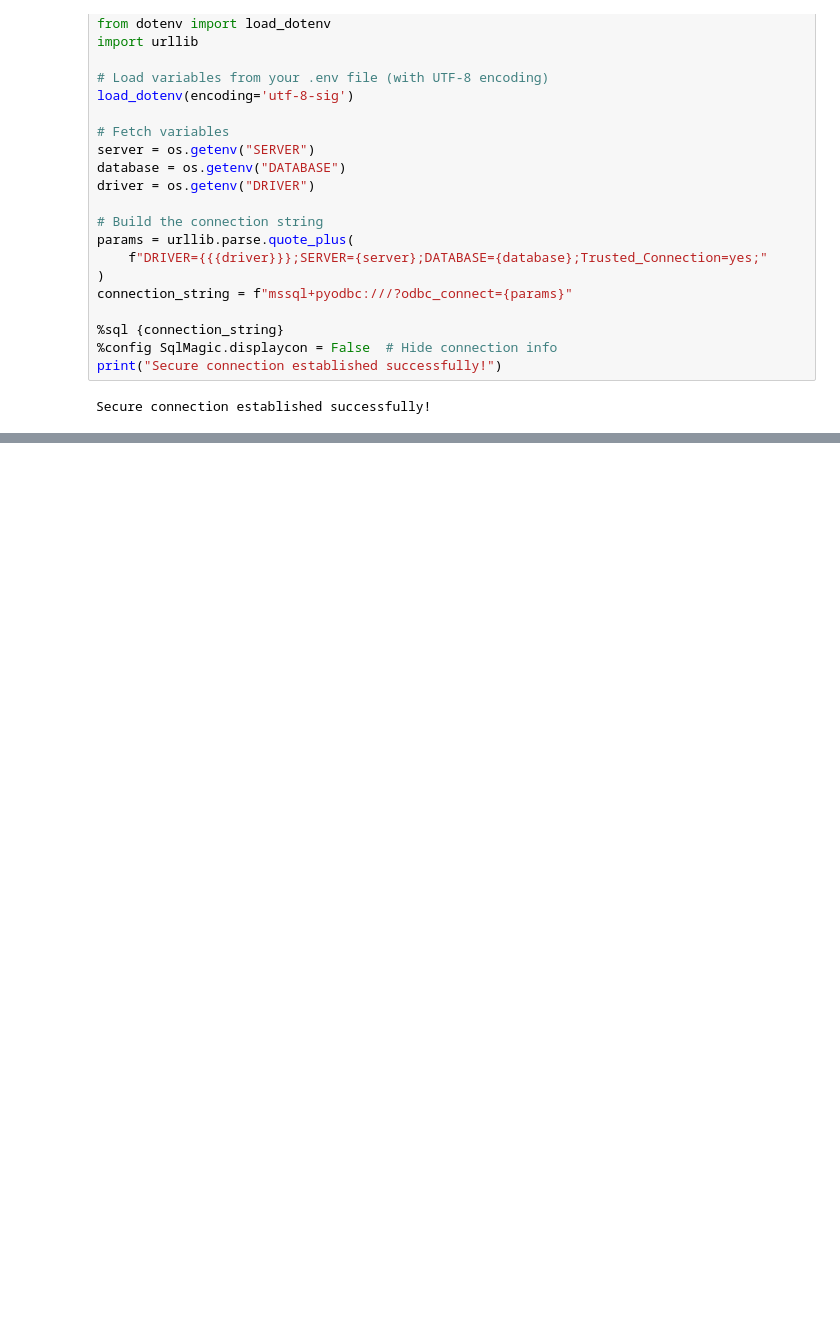
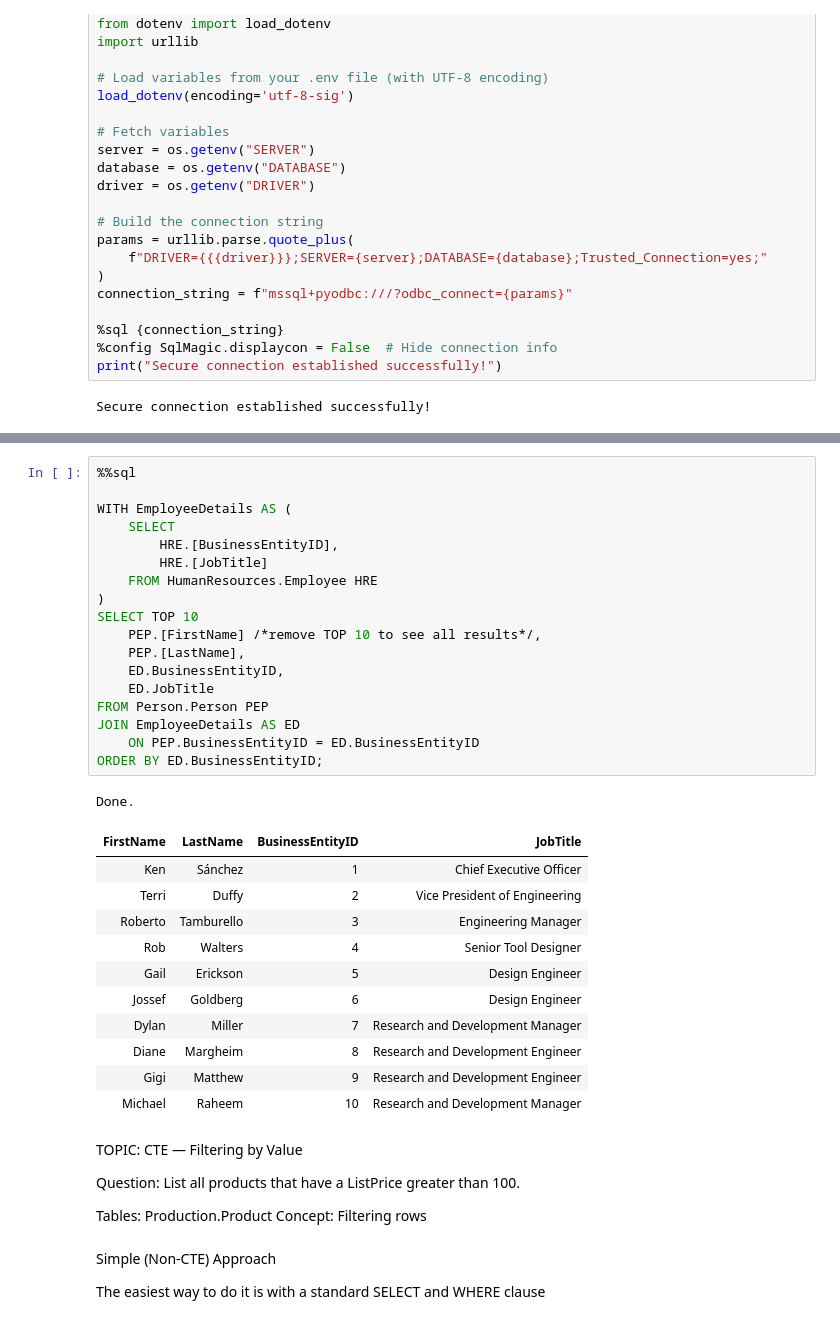
Before and after one commit to stephandoh/adventureworks2019-sql-tutorials, a Jupyter notebook: CTEs.ipynb, the cells around one changed output, grey strips where cells are left out. Drawn from its saved outputs; the diff is of its cells as text; blank space fills up the shorter version.

```diff
--- a/CTEs.ipynb
+++ b/CTEs.ipynb
@@ -28,0 +64,43 @@ Secure connection established successfully!
+# %%
+%%sql
+
+WITH EmployeeDetails AS (
+    SELECT
+        HRE.[BusinessEntityID],
+        HRE.[JobTitle]
+    FROM HumanResources.Employee HRE
+)
+SELECT TOP 10
+    PEP.[FirstName] /*remove TOP 10 to see all results*/,
+    PEP.[LastName],
+    ED.BusinessEntityID,
+    ED.JobTitle
+FROM Person.Person PEP
+JOIN EmployeeDetails AS ED
+    ON PEP.BusinessEntityID = ED.BusinessEntityID
+ORDER BY ED.BusinessEntityID;
+# %% [output]
+Done.
+| FirstName | LastName | BusinessEntityID | JobTitle |
+| Ken | Sánchez | 1 | Chief Executive Officer |
+| Terri | Duffy | 2 | Vice President of Engineering |
+| Roberto | Tamburello | 3 | Engineering Manager |
+| Rob | Walters | 4 | Senior Tool Designer |
+| Gail | Erickson | 5 | Design Engineer |
+| Jossef | Goldberg | 6 | Design Engineer |
+| Dylan | Miller | 7 | Research and Development Manager |
+| Diane | Margheim | 8 | Research and Development Engineer |
+| Gigi | Matthew | 9 | Research and Development Engineer |
+| Michael | Raheem | 10 | Research and Development Manager |
+# %% [markdown]
+TOPIC: CTE — Filtering by Value
+
+Question:
+List all products that have a ListPrice greater than 100.
+
+Tables: Production.Product
+Concept: Filtering rows
+# %% [markdown]
+Simple (Non-CTE) Approach
+
+The easiest way to do it is with a standard SELECT and WHERE clause
```
Also changed, not shown: parts of 33 cells of this notebook.
